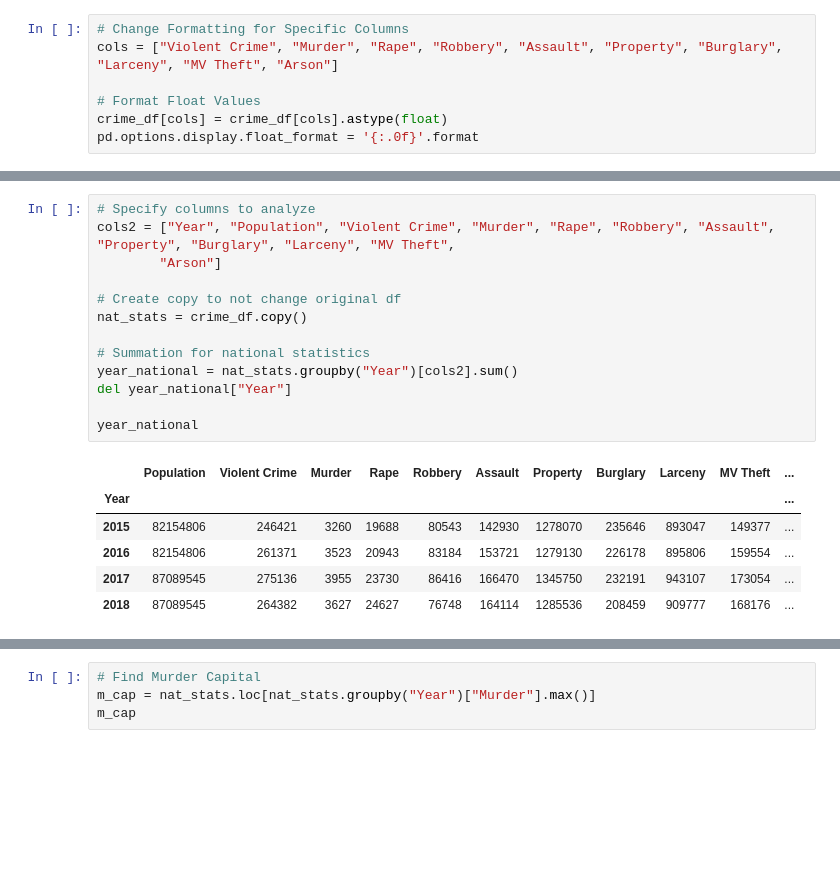
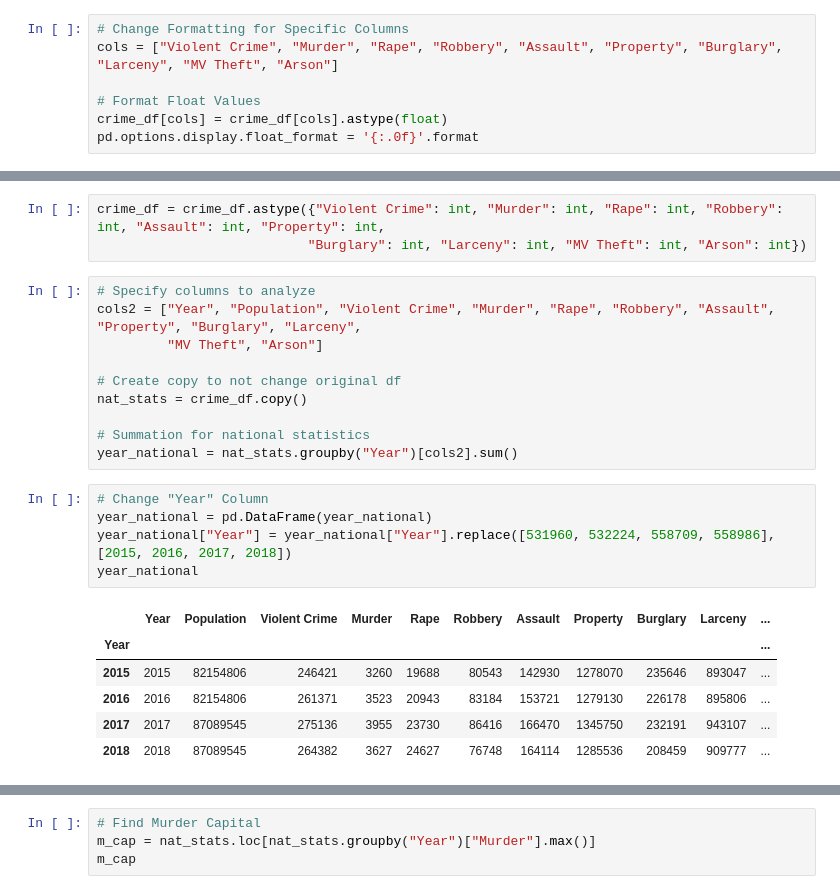
Before and after one commit to livillaranda/Project_1, a Jupyter notebook: Analyzing_Dataset.ipynb, the cells around one changed output, grey strips where cells are left out. Cells and saved outputs as stored; diff of their text form; blank space fills up the shorter version.

```diff
--- a/Analyzing_Dataset.ipynb
+++ b/Analyzing_Dataset.ipynb
@@ -52,20 +36,25 @@ crime_df
+# %%
+crime_df = crime_df.astype({"Violent Crime": int, "Murder": int, "Rape": int, "Robbery": int, "Assault": int, "Property": int,
+                           "Burglary": int, "Larceny": int, "MV Theft": int, "Arson": int})
 # %%
 # Specify columns to analyze
-cols2 = ["Year", "Population", "Violent Crime", "Murder", "Rape", "Robbery", "Assault", "Property", "Burglary", "Larceny", "MV Theft",
-        "Arson"]
+cols2 = ["Year", "Population", "Violent Crime", "Murder", "Rape", "Robbery", "Assault", "Property", "Burglary", "Larceny",
+         "MV Theft", "Arson"]
 
 # Create copy to not change original df
 nat_stats = crime_df.copy()
 
 # Summation for national statistics
 year_national = nat_stats.groupby("Year")[cols2].sum()
-del year_national["Year"]
-
-year_national
-# %% [output]
-|  | Population | Violent Crime | Murder | Rape | Robbery | Assault | Property | Burglary | Larceny | MV Theft | ... |
-| Year |  |  |  |  |  |  |  |  |  |  | ... |
-| 2015 | 82154806 | 246421 | 3260 | 19688 | 80543 | 142930 | 1278070 | 235646 | 893047 | 149377 | ... |
-| 2016 | 82154806 | 261371 | 3523 | 20943 | 83184 | 153721 | 1279130 | 226178 | 895806 | 159554 | ... |
-| 2017 | 87089545 | 275136 | 3955 | 23730 | 86416 | 166470 | 1345750 | 232191 | 943107 | 173054 | ... |
-| 2018 | 87089545 | 264382 | 3627 | 24627 | 76748 | 164114 | 1285536 | 208459 | 909777 | 168176 | ... |
+# %%
+# Change "Year" Column
+year_national = pd.DataFrame(year_national)
+year_national["Year"] = year_national["Year"].replace([531960, 532224, 558709, 558986], [2015, 2016, 2017, 2018])
+year_national
+# %% [output]
+|  | Year | Population | Violent Crime | Murder | Rape | Robbery | Assault | Property | Burglary | Larceny | ... |
+| Year |  |  |  |  |  |  |  |  |  |  | ... |
+| 2015 | 2015 | 82154806 | 246421 | 3260 | 19688 | 80543 | 142930 | 1278070 | 235646 | 893047 | ... |
+| 2016 | 2016 | 82154806 | 261371 | 3523 | 20943 | 83184 | 153721 | 1279130 | 226178 | 895806 | ... |
+| 2017 | 2017 | 87089545 | 275136 | 3955 | 23730 | 86416 | 166470 | 1345750 | 232191 | 943107 | ... |
+| 2018 | 2018 | 87089545 | 264382 | 3627 | 24627 | 76748 | 164114 | 1285536 | 208459 | 909777 | ... |
```
Also changed, not shown: parts of 6 cells of this notebook.
